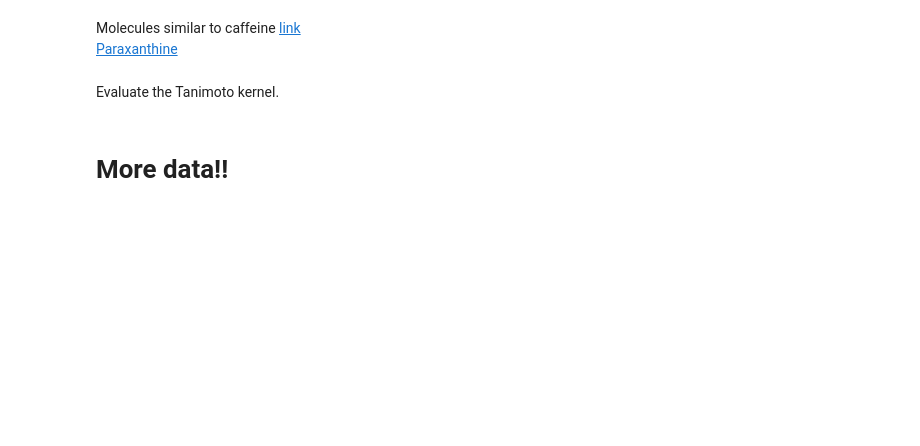
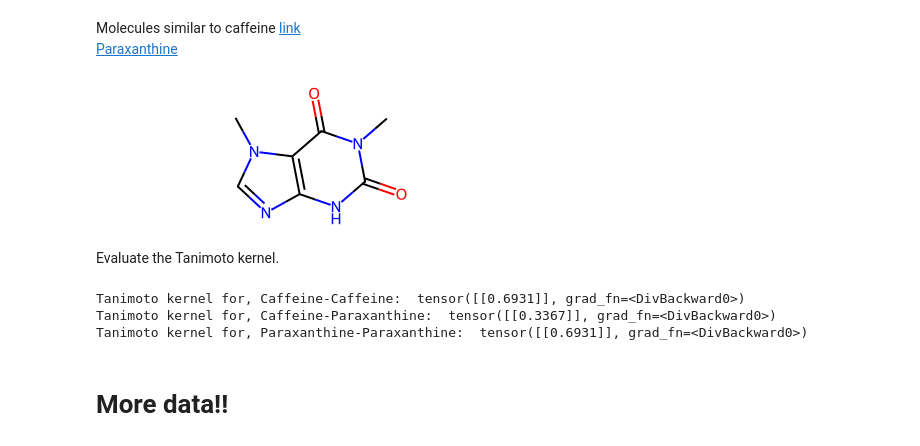
Before and after one commit to RodrigoAVargasHdz/CHEM-4PB3, a Jupyter notebook: Course_Notes/Week6/TanimotoKernel.ipynb, the cells around one changed output. Cells and saved outputs as stored; diff of their text form; code cells hidden in the pictures; blank space fills up the shorter version.

```diff
--- a/Course_Notes/Week6/TanimotoKernel.ipynb
+++ b/Course_Notes/Week6/TanimotoKernel.ipynb
@@ -126,21 +184,24 @@ Molecules similar to caffeine [link](https://www.acs.org/education/resources/hig
 [Paraxanthine](https://en.wikipedia.org/wiki/Paraxanthine)
 # %%
 # Paraxanthine
-para_sm = 'O=C2Nc1ncn(c1C(=O)N2C)C'
-m1 = MolFromSmiles(para_sm)
-m1_fingerprints = AllChem.GetMorganFingerprintAsBitVect(m1, radius=2, nBits=2048)
-x1 = np.asarray(m1_fingerprints)
-print(x1.shape)
+parax_sm = 'O=C2Nc1ncn(c1C(=O)N2C)C'
+m1 = MolFromSmiles(parax_sm)
+x_parax_fp = get_fingerprints(parax_sm)
 m1
+# %% [output]
+[figure, added]
 # %% [markdown]
 Evaluate the Tanimoto kernel.
 # %%
-x_caf = torch.from_numpy(x).unsqueeze(0)
-print(x)
-x_parax = torch.from_numpy(x1).unsqueeze(0)
-print('Tanimoto kernel for, Caffein-Paraxanthine: ',kernel.forward(x_caf,x_parax))
-print('Tanimoto kernel for, Caffein-Paraxanthine: ',kernel.forward(x_caf,x_caf))
+x_caff = torch.from_numpy(x_caff_fp).unsqueeze(0)
+x_parax = torch.from_numpy(x_parax_fp).unsqueeze(0)
+print('Tanimoto kernel for, Caffeine-Caffeine: ',kernel.forward(x_caff,x_caff))
+print('Tanimoto kernel for, Caffeine-Paraxanthine: ',kernel.forward(x_caff,x_parax))
 print('Tanimoto kernel for, Paraxanthine-Paraxanthine: ',kernel.forward(x_parax,x_parax))
+# %% [output]
+Tanimoto kernel for, Caffeine-Caffeine:  tensor([[0.6931]], grad_fn=<DivBackward0>)
+Tanimoto kernel for, Caffeine-Paraxanthine:  tensor([[0.3367]], grad_fn=<DivBackward0>)
+Tanimoto kernel for, Paraxanthine-Paraxanthine:  tensor([[0.6931]], grad_fn=<DivBackward0>)
 # %% [markdown]
 # More data!!
 # %%
```
Also changed, not shown: parts of 25 cells of this notebook, 1 other file.
